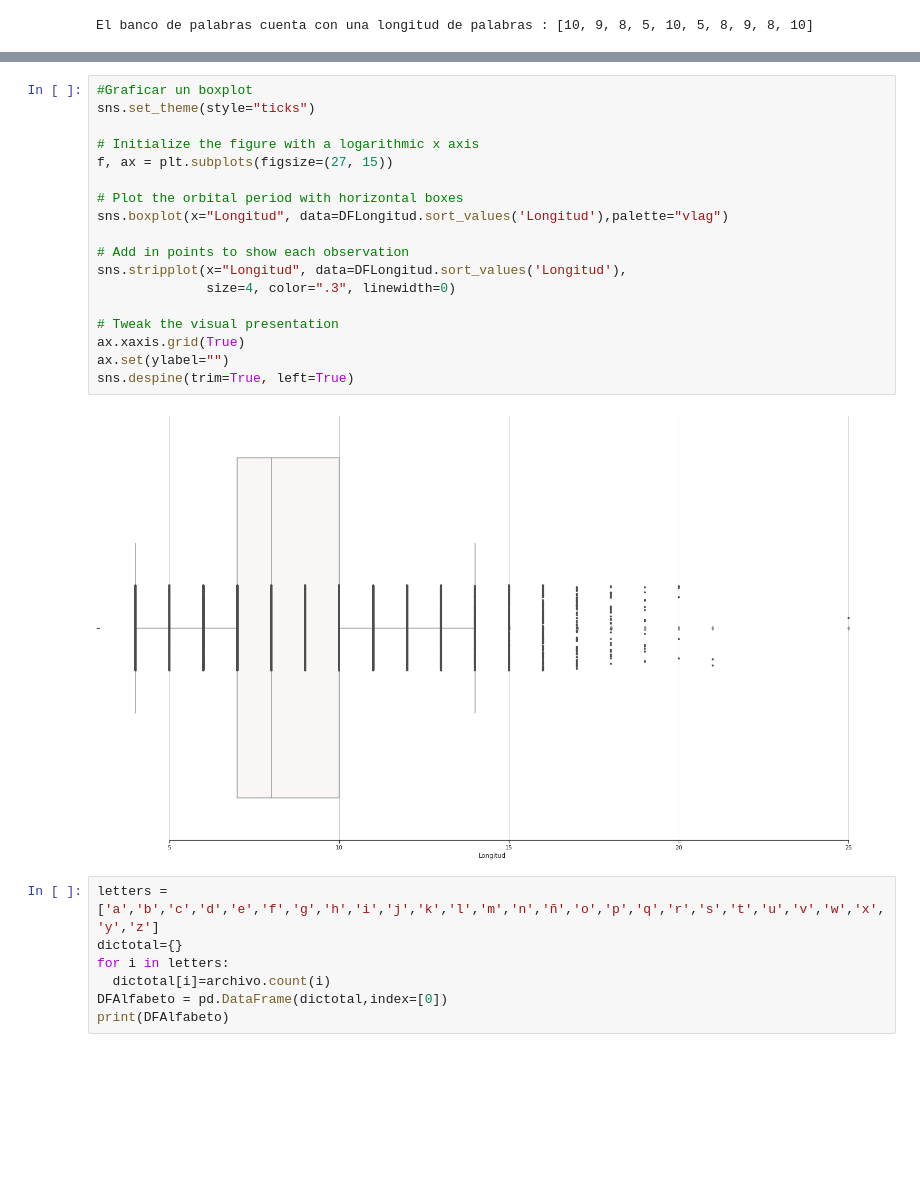
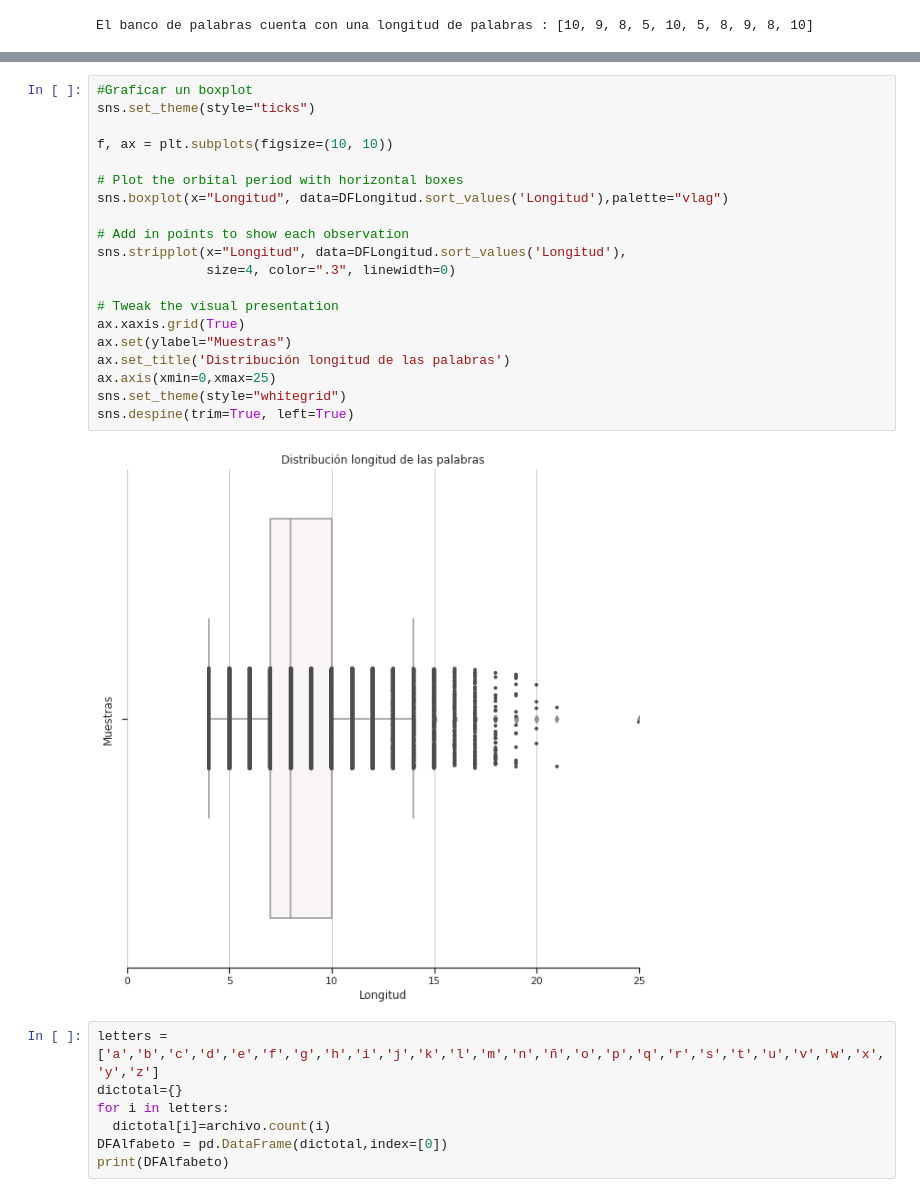
Before and after one commit to Ladangigo/WORDLE_Entendimiento_datos, a Jupyter notebook: Estadisticos.ipynb, the cells around one changed output, grey strips where cells are left out. Cells and saved outputs as stored; diff of their text form; blank space fills up the shorter version.

```diff
--- a/Estadisticos.ipynb
+++ b/Estadisticos.ipynb
@@ -83,23 +107,25 @@ plt.show()
 # %%
 #Graficar un boxplot
 sns.set_theme(style="ticks")
 
-# Initialize the figure with a logarithmic x axis
-f, ax = plt.subplots(figsize=(27, 15))
+f, ax = plt.subplots(figsize=(10, 10))
 
 # Plot the orbital period with horizontal boxes
 sns.boxplot(x="Longitud", data=DFLongitud.sort_values('Longitud'),palette="vlag")
 
 # Add in points to show each observation
 sns.stripplot(x="Longitud", data=DFLongitud.sort_values('Longitud'),
               size=4, color=".3", linewidth=0)
 
 # Tweak the visual presentation
 ax.xaxis.grid(True)
-ax.set(ylabel="")
+ax.set(ylabel="Muestras")
+ax.set_title('Distribución longitud de las palabras')
+ax.axis(xmin=0,xmax=25)
+sns.set_theme(style="whitegrid")
 sns.despine(trim=True, left=True)
 # %% [output]
-[figure, old version]
+[figure, new version]
 # %%
 letters = ['a','b','c','d','e','f','g','h','i','j','k','l','m','n','ñ','o','p','q','r','s','t','u','v','w','x','y','z']
 dictotal={}
```
Also changed, not shown: parts of 19 cells of this notebook.
